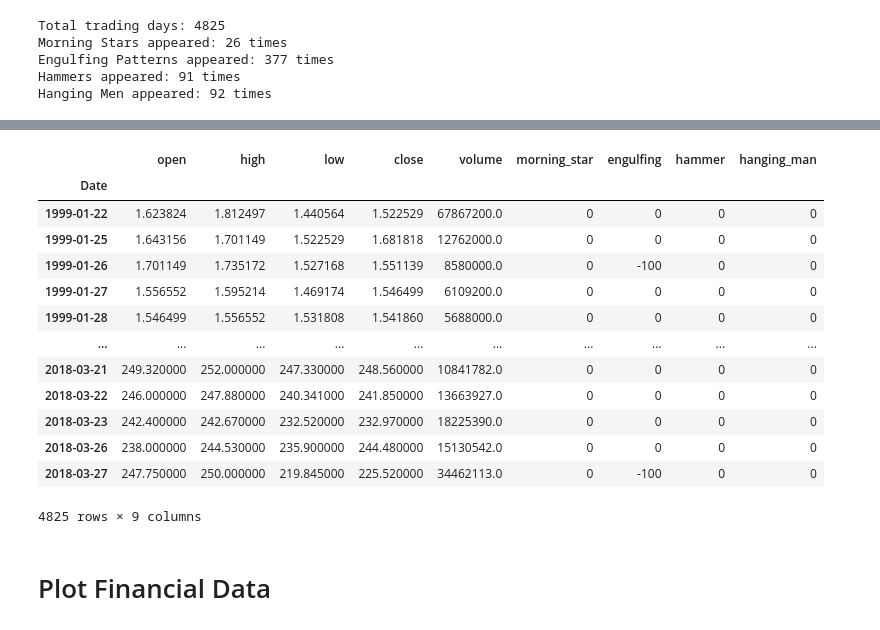
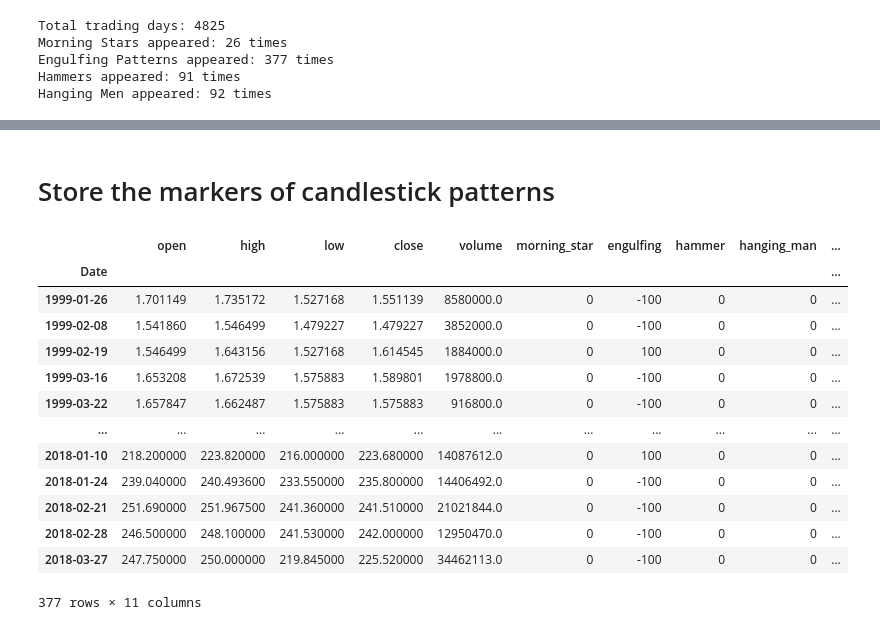
Before and after one commit to CodingIsEnjoyable/CandlestickStudy, a Jupyter notebook: CandlestickStudy.ipynb, the cells around one changed output, grey strips where cells are left out. Cells and saved outputs as stored; diff of their text form; code cells hidden in the pictures.

```diff
--- a/CandlestickStudy.ipynb
+++ b/CandlestickStudy.ipynb
@@ -177,19 +212,21 @@ df['hanging_man'] = hm
-# %%
-df
-# %% [output]
-|  | open | high | low | close | volume | morning_star | engulfing | hammer | hanging_man |
-| Date |  |  |  |  |  |  |  |  |  |
-| 1999-01-22 | 1.623824 | 1.812497 | 1.440564 | 1.522529 | 67867200.0 | 0 | 0 | 0 | 0 |
-| 1999-01-25 | 1.643156 | 1.701149 | 1.522529 | 1.681818 | 12762000.0 | 0 | 0 | 0 | 0 |
-| 1999-01-26 | 1.701149 | 1.735172 | 1.527168 | 1.551139 | 8580000.0 | 0 | -100 | 0 | 0 |
-| 1999-01-27 | 1.556552 | 1.595214 | 1.469174 | 1.546499 | 6109200.0 | 0 | 0 | 0 | 0 |
-| 1999-01-28 | 1.546499 | 1.556552 | 1.531808 | 1.541860 | 5688000.0 | 0 | 0 | 0 | 0 |
-| ... | ... | ... | ... | ... | ... | ... | ... | ... | ... |
-| 2018-03-21 | 249.320000 | 252.000000 | 247.330000 | 248.560000 | 10841782.0 | 0 | 0 | 0 | 0 |
-| 2018-03-22 | 246.000000 | 247.880000 | 240.341000 | 241.850000 | 13663927.0 | 0 | 0 | 0 | 0 |
-| 2018-03-23 | 242.400000 | 242.670000 | 232.520000 | 232.970000 | 18225390.0 | 0 | 0 | 0 | 0 |
-| 2018-03-26 | 238.000000 | 244.530000 | 235.900000 | 244.480000 | 15130542.0 | 0 | 0 | 0 | 0 |
-| 2018-03-27 | 247.750000 | 250.000000 | 219.845000 | 225.520000 | 34462113.0 | 0 | -100 | 0 | 0 |
-4825 rows × 9 columns
-# %% [markdown]
-# Plot Financial Data
+# %% [markdown]
+# Store the markers of candlestick patterns
+# %%
+df['marker_bull_egf'] = df[df['engulfing'] == 100]['low'] - 3
+df['marker_bear_egf'] = df[df['engulfing'] == -100]['high'] + 3
+df[df['engulfing'] != 0]
+# %% [output]
+|  | open | high | low | close | volume | morning_star | engulfing | hammer | hanging_man | ... |
+| Date |  |  |  |  |  |  |  |  |  | ... |
+| 1999-01-26 | 1.701149 | 1.735172 | 1.527168 | 1.551139 | 8580000.0 | 0 | -100 | 0 | 0 | ... |
+| 1999-02-08 | 1.541860 | 1.546499 | 1.479227 | 1.479227 | 3852000.0 | 0 | -100 | 0 | 0 | ... |
+| 1999-02-19 | 1.546499 | 1.643156 | 1.527168 | 1.614545 | 1884000.0 | 0 | 100 | 0 | 0 | ... |
+| 1999-03-16 | 1.653208 | 1.672539 | 1.575883 | 1.589801 | 1978800.0 | 0 | -100 | 0 | 0 | ... |
+| 1999-03-22 | 1.657847 | 1.662487 | 1.575883 | 1.575883 | 916800.0 | 0 | -100 | 0 | 0 | ... |
+| ... | ... | ... | ... | ... | ... | ... | ... | ... | ... | ... |
+| 2018-01-10 | 218.200000 | 223.820000 | 216.000000 | 223.680000 | 14087612.0 | 0 | 100 | 0 | 0 | ... |
+| 2018-01-24 | 239.040000 | 240.493600 | 233.550000 | 235.800000 | 14406492.0 | 0 | -100 | 0 | 0 | ... |
+| 2018-02-21 | 251.690000 | 251.967500 | 241.360000 | 241.510000 | 21021844.0 | 0 | -100 | 0 | 0 | ... |
+| 2018-02-28 | 246.500000 | 248.100000 | 241.530000 | 242.000000 | 12950470.0 | 0 | -100 | 0 | 0 | ... |
+| 2018-03-27 | 247.750000 | 250.000000 | 219.845000 | 225.520000 | 34462113.0 | 0 | -100 | 0 | 0 | ... |
+377 rows × 11 columns
```
Also changed, not shown: parts of 11 cells of this notebook.
